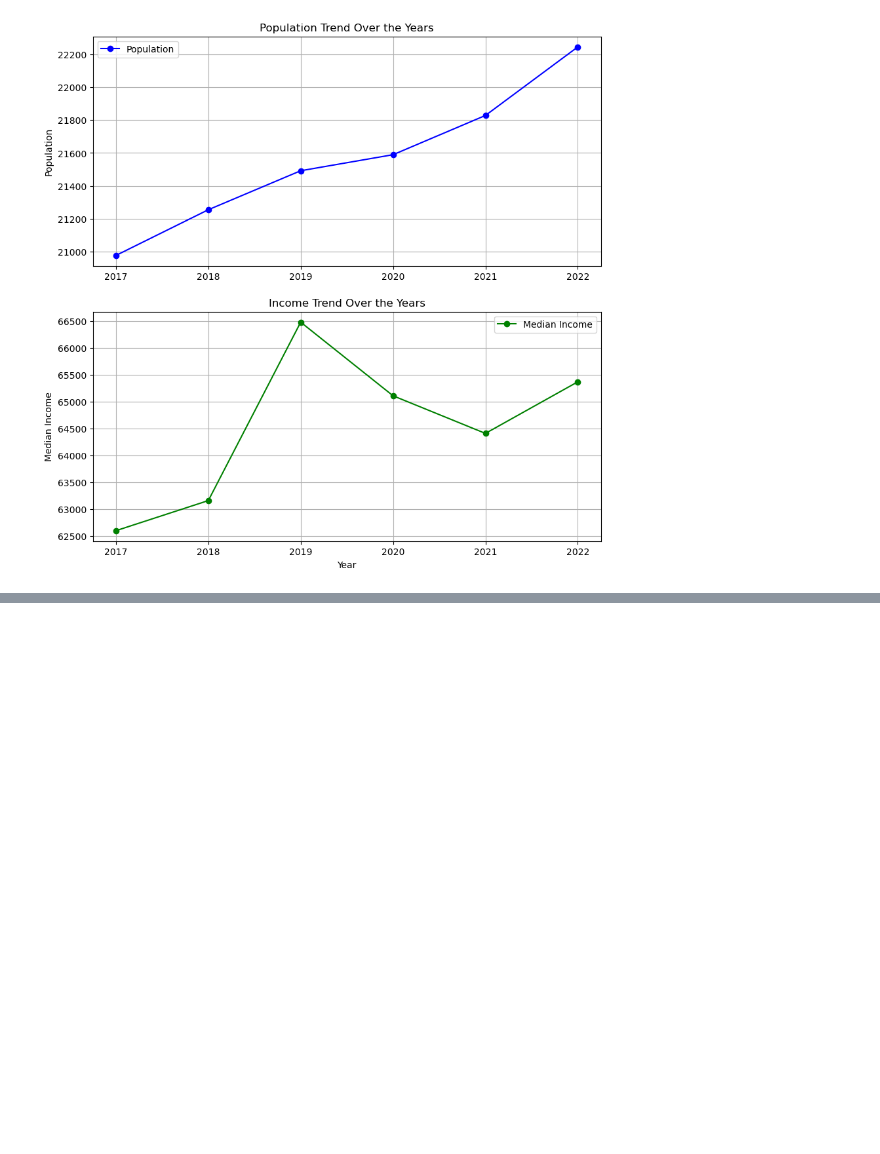
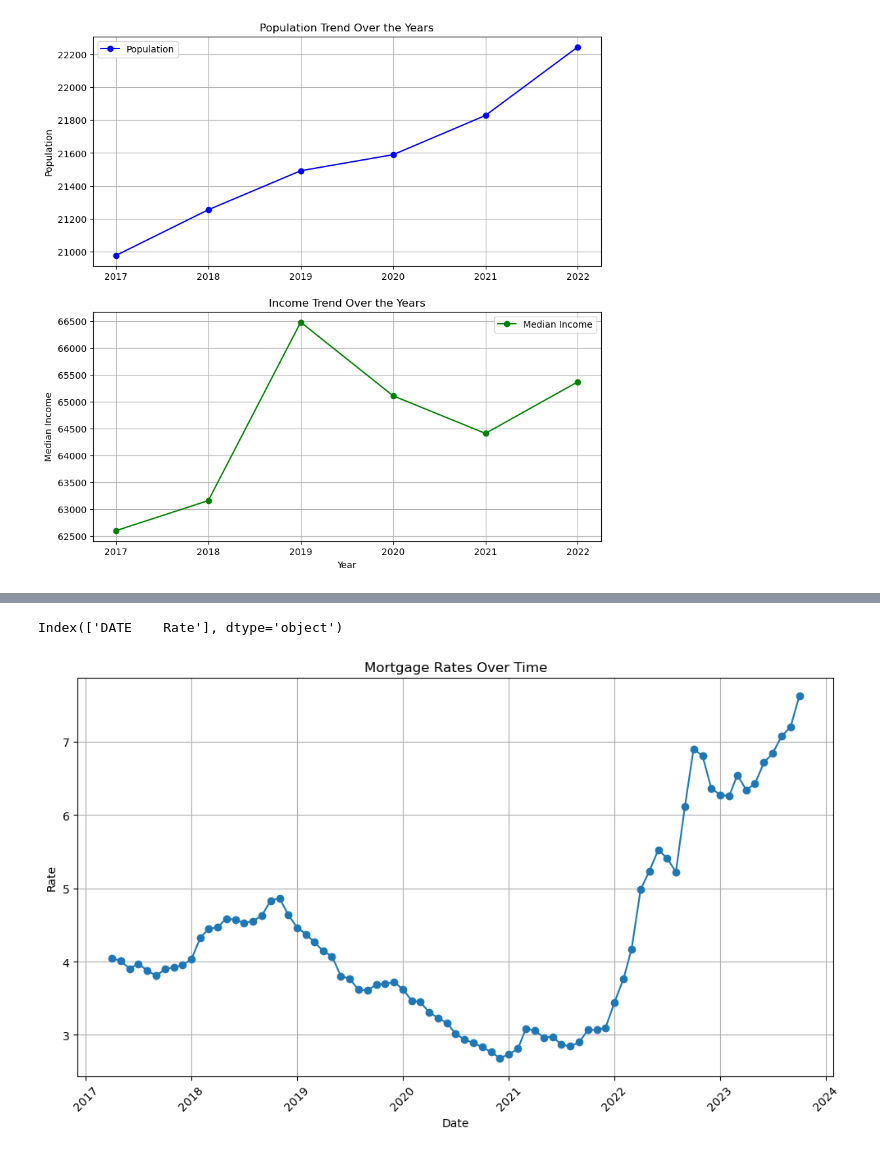
Before and after one commit to wehennum/Cost-of-Living-in-Florida---Project-One-, a Jupyter notebook: project-one- Pop and Income/POPULATION AND INCOME.ipynb, the cells around one changed output, grey strips where cells are left out. Cells and saved outputs as stored; diff of their text form; code cells hidden in the pictures; blank space fills up the shorter version.

Commit message:
added rates and monthly pymt

```diff
--- a/project-one- Pop and Income/POPULATION AND INCOME.ipynb
+++ b/project-one- Pop and Income/POPULATION AND INCOME.ipynb
@@ -188,3 +340,7 @@ Income Mean: 64521.666666666664
 Income Median: 64760.0
 Income Standard Deviation: 1320.3713703180463
 [figure]
+# %%
+Mortg_Rates = Path("Mortgage Rates")
+Mortg_Rates_df=pd.read_csv(Mortg_Rates)
+print(Mortg_Rates_df)
@@ -190,0 +362,43 @@ Income Standard Deviation: 1320.3713703180463
+# %%
+print(Mortg_Rates_df.columns)
+# %% [output]
+Index(['DATE    Rate'], dtype='object')
+# %%
+import pandas as pd
+import matplotlib.pyplot as plt
+
+# Assuming you have already read the data and have the Mortg_Rates_df DataFrame
+
+# Split the 'DATE    Rate' column into two separate columns
+Mortg_Rates_df[['Date', 'Rate']] = Mortg_Rates_df['DATE    Rate'].str.split(' ', 1, expand=True)
+
+# Convert the 'Date' column to a datetime object
+Mortg_Rates_df['Date'] = pd.to_datetime(Mortg_Rates_df['Date'], format='%m/%d/%y')
+
+# Convert the 'Rate' column to a numeric type (assuming it's a number)
+Mortg_Rates_df['Rate'] = pd.to_numeric(Mortg_Rates_df['Rate'])
+
+# Plotting Mortgage Rates
+plt.figure(figsize=(10, 6))  # Set the figure size
+
+# Extract the columns you want to plot (e.g., 'Date' and 'Rate')
+x = Mortg_Rates_df['Date']
+y = Mortg_Rates_df['Rate']
+
+# Create a line plot
+plt.plot(x, y, marker='o', linestyle='-')
+
+# Add labels and title
+plt.xlabel('Date')
+plt.ylabel('Rate')
+plt.title('Mortgage Rates Over Time')
+
+# Rotate x-axis labels for better readability
+plt.xticks(rotation=45)
+
+# Show the plot
+plt.grid(True)  # Add grid lines
+plt.tight_layout()  # Ensure labels fit within the figure
+plt.show()
+# %% [output]
+[figure, added]
```
Also changed, not shown: parts of 11 cells of this notebook, 4 other files.
